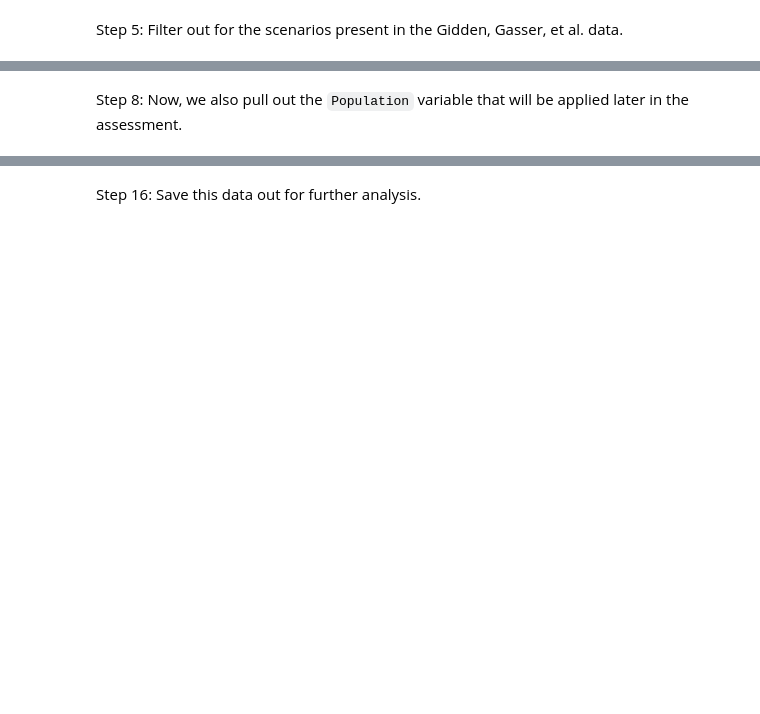
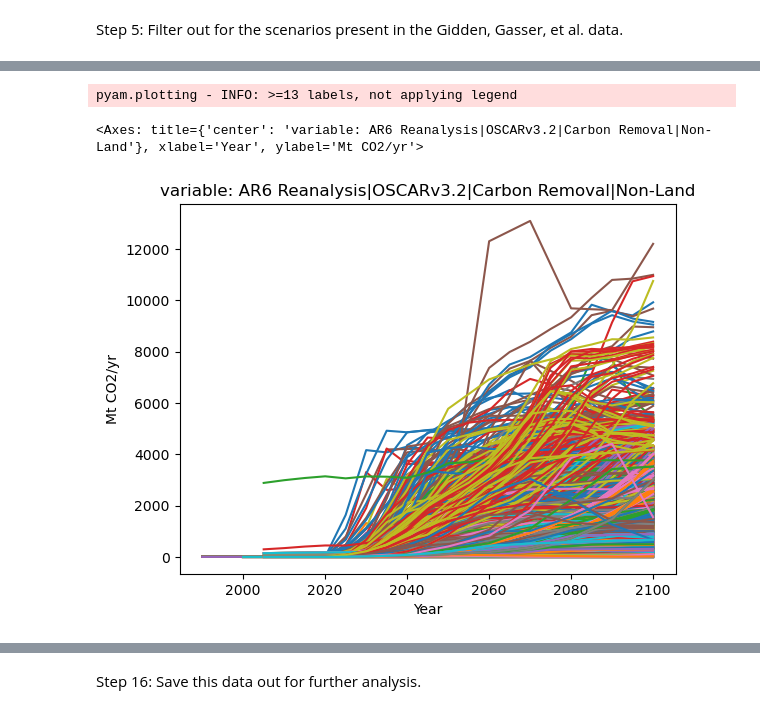
Before and after one commit to gaurav-ganti/2023_ganti_ar6_cdr_assessment, a Jupyter notebook: analysis/101_prepare_input_data.ipynb, the cells around one changed output, grey strips where cells are left out. Saved outputs shown, nothing was run; the diff lists cells and outputs as text; code cells hidden in the pictures; blank space fills up the shorter version.

```diff
--- a/analysis/101_prepare_input_data.ipynb
+++ b/analysis/101_prepare_input_data.ipynb
@@ -78,8 +108,7 @@ r5_data_selected_variables = r5_data_selected[
         [
             'Carbon Sequestration|CCS|Biomass',
             'Carbon Sequestration|Direct Air Capture',
-            'Carbon Sequestration|Enhanced Weathering',
-            'Population'
+            'Carbon Sequestration|Enhanced Weathering'
         ]
     )
 ].reset_index()
@@ -106,2 +140,0 @@ r5_pyam_novel = r5_pyam.aggregate(
-# %% [markdown]
-Step 8: Now, we also pull out the `Population` variable that will be applied later in the assessment.
@@ -116,0 +141,6 @@ r5_pyam_population.interpolate(
+# %%
+r5_pyam_novel.plot()
+# %% [output]
+pyam.plotting - INFO: >=13 labels, not applying legend
+<Axes: title={'center': 'variable: AR6 Reanalysis|OSCARv3.2|Carbon Removal|Non-Land'}, xlabel='Year', ylabel='Mt CO2/yr'>
+[figure, added]
```
Also changed, not shown: parts of 74 cells of this notebook.
